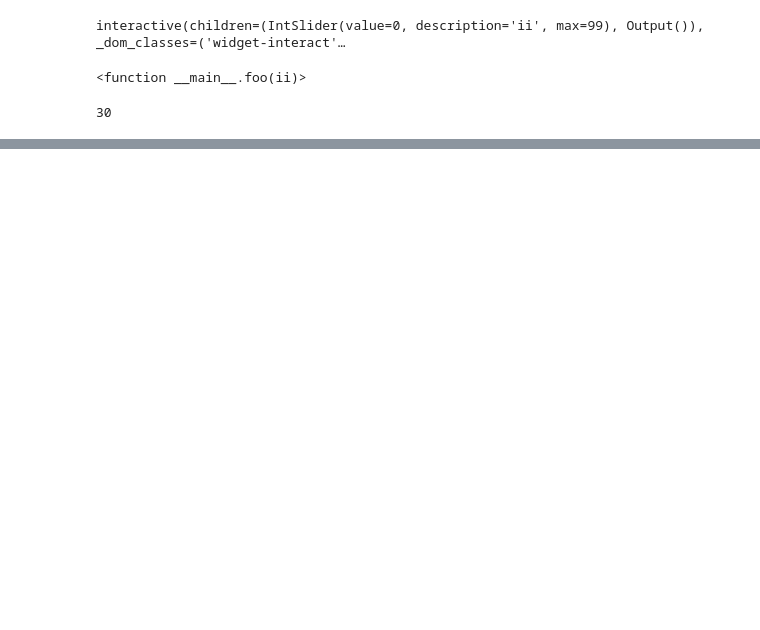
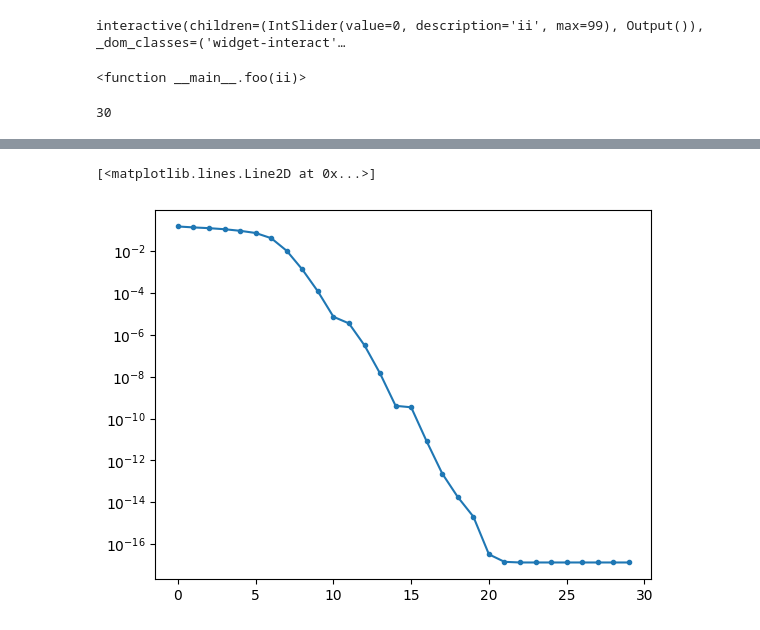
Before and after one commit to emgeolab/geol-4250, a Jupyter notebook: linear_inversion/linear_tikhonov.ipynb, the cells around one changed output, grey strips where cells are left out. Saved outputs shown, nothing was run; the diff lists cells and outputs as text; code cells hidden in the pictures; blank space fills up the shorter version.

```diff
--- a/linear_inversion/linear_tikhonov.ipynb
+++ b/linear_inversion/linear_tikhonov.ipynb
@@ -217,0 +256,5 @@ len(dobs)
+# %%
+plt.semilogy(l, '.-')
+# %% [output]
+[<matplotlib.lines.Line2D at 0x...>]
+[figure, added]
```
Also changed, not shown: parts of 16 cells of this notebook.
